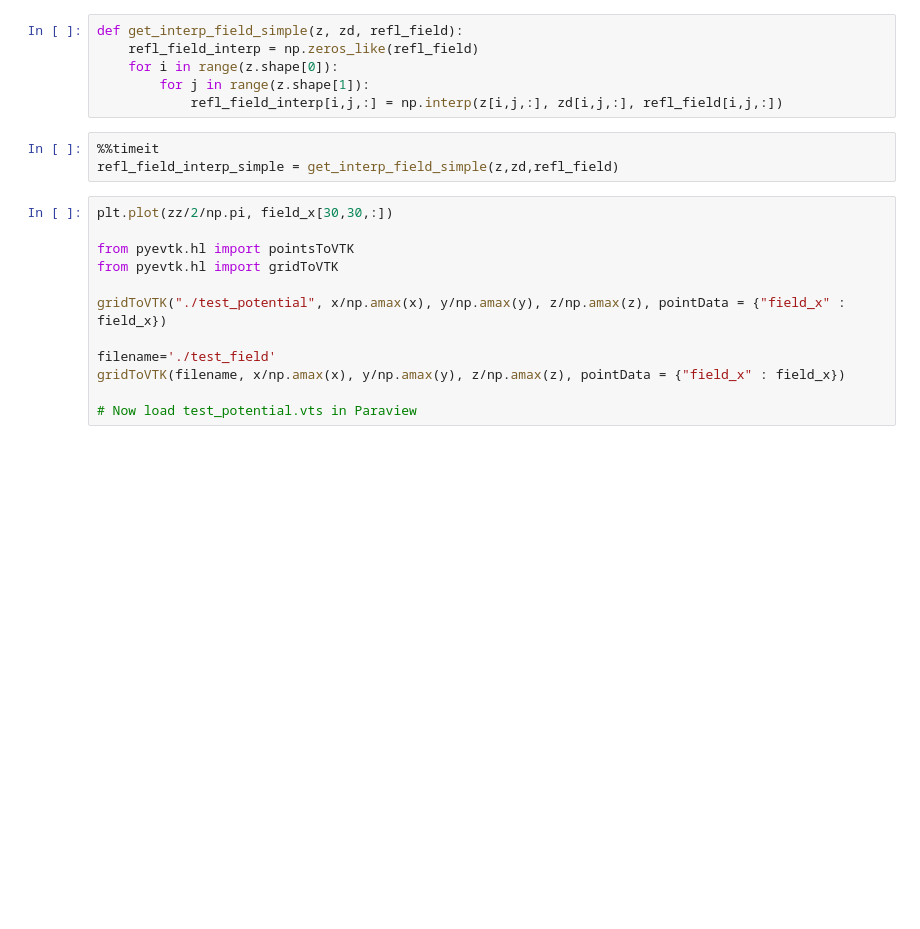
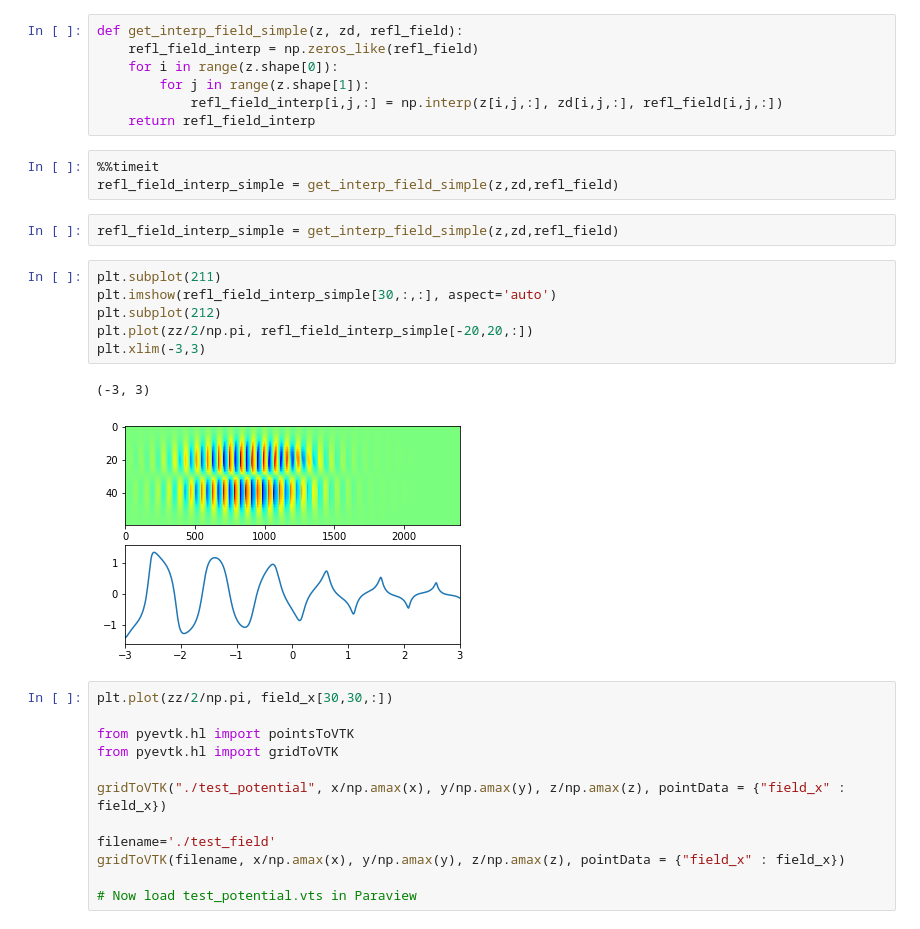
Before and after one commit to ekonyagin/wave_propagation, a Jupyter notebook: OAM-VTK.ipynb, the cells around one changed output. Drawn from its saved outputs; the diff is of its cells as text; blank space fills up the shorter version.

```diff
--- a/OAM-VTK.ipynb
+++ b/OAM-VTK.ipynb
@@ -190,9 +231,21 @@ def get_interp_field_simple(z, zd, refl_field):
     for i in range(z.shape[0]):
         for j in range(z.shape[1]):
             refl_field_interp[i,j,:] = np.interp(z[i,j,:], zd[i,j,:], refl_field[i,j,:])
+    return refl_field_interp
 # %%
 %%timeit
 refl_field_interp_simple = get_interp_field_simple(z,zd,refl_field)
+# %%
+refl_field_interp_simple = get_interp_field_simple(z,zd,refl_field)
+# %%
+plt.subplot(211)
+plt.imshow(refl_field_interp_simple[30,:,:], aspect='auto')
+plt.subplot(212)
+plt.plot(zz/2/np.pi, refl_field_interp_simple[-20,20,:])
+plt.xlim(-3,3)
+# %% [output]
+(-3, 3)
+[figure, added]
 # %%
 plt.plot(zz/2/np.pi, field_x[30,30,:])
 
```
Also changed, not shown: parts of 17 cells of this notebook.
